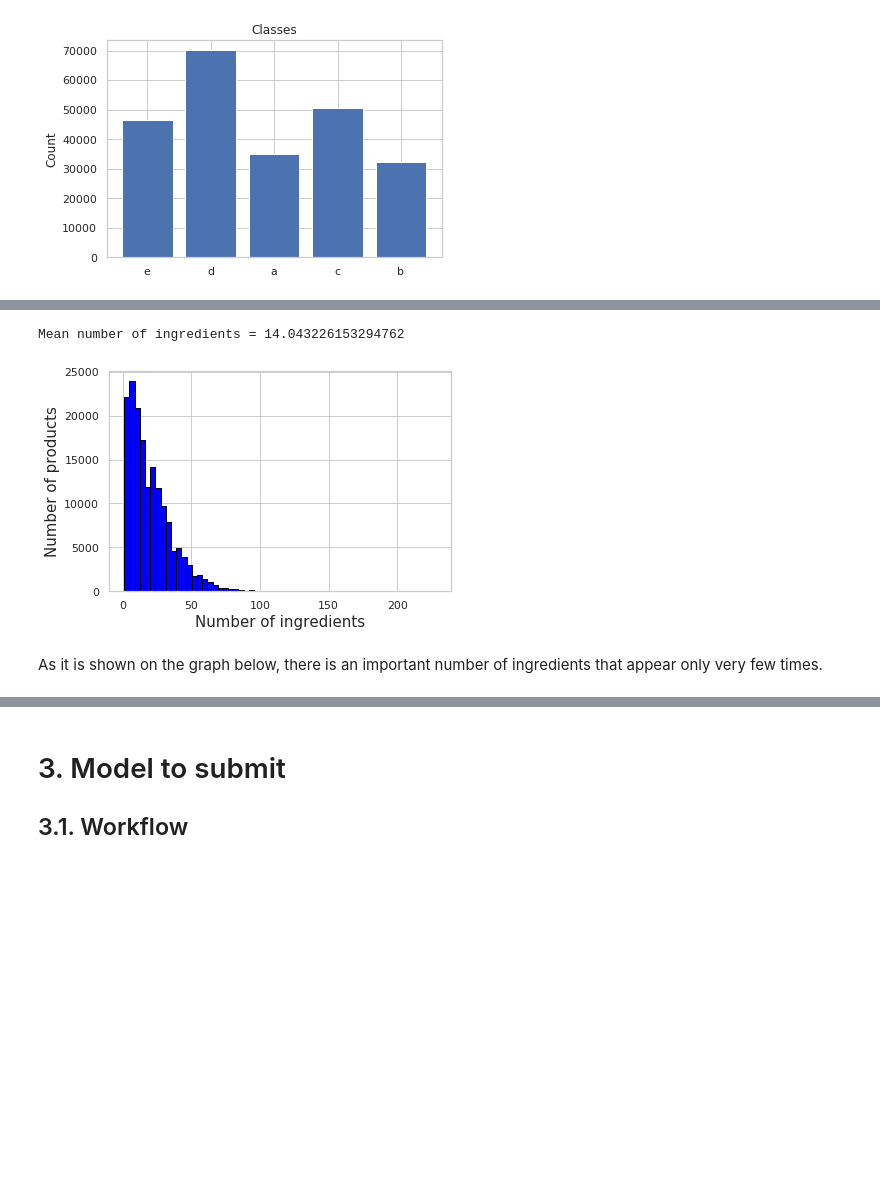
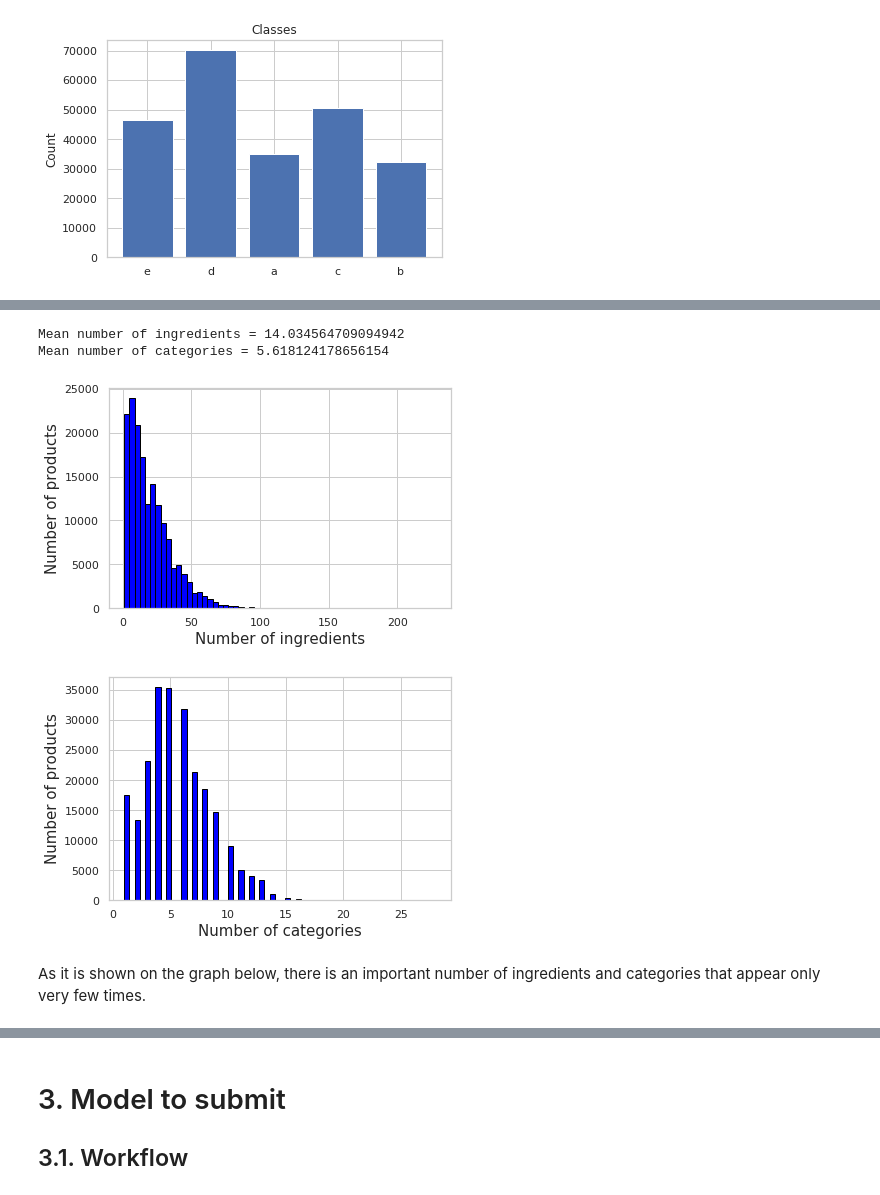
Before and after one commit to k3nz0/nutriscore-prediction, a Jupyter notebook: nutriscore_prediction.ipynb, the cells around one changed output, grey strips where cells are left out. Drawn from its saved outputs; the diff is of its cells as text; code cells hidden in the pictures; blank space fills up the shorter version.

```diff
--- a/nutriscore_prediction.ipynb
+++ b/nutriscore_prediction.ipynb
@@ -157,18 +139,29 @@ Print the 10 most common ingredients
 # %%
 ingredients_tags = X_train[X_train['ingredients_tags'].notnull()]
 ingredients_tags = ingredients_tags['ingredients_tags']
+categories_tags = X_train[X_train['categories_tags'].notnull()]
+categories_tags = categories_tags['categories_tags']
 
 unique_ingredients_tags = []
 nb_ingredients_distribution = []
+unique_categories_tags = []
+nb_categories_distribution = []
 
 for ing in ingredients_tags:
-    ing_list = ing.split(',')
+    ing_list = ing.split()
     unique_ingredients_tags += ing_list
     nb_ingredients_distribution.append(len(ing_list))
 
+for cat in categories_tags:
+    cat_list = cat.split()
+    unique_categories_tags += cat_list
+    nb_categories_distribution.append(len(cat_list))
+
 mean_number_of_ingredients = len(unique_ingredients_tags)/X_train.shape[0]
+mean_number_of_categories = len(unique_categories_tags)/X_train.shape[0]
 
 unique_ingredients_tags = [i.replace(' ', '') for i in unique_ingredients_tags]
 unique_ingredients_tags = Counter(unique_ingredients_tags)
 
-unique_ingredients_tags.most_common(10)
+unique_categories_tags = [c.replace(' ', '') for c in unique_categories_tags]
+unique_categories_tags = Counter(unique_categories_tags)
@@ -186,17 +194,26 @@ unique_ingredients_tags.most_common(10)
 # %%
 print("Mean number of ingredients =", mean_number_of_ingredients)
+print("Mean number of categories =", mean_number_of_categories)
 # %% [output]
-Mean number of ingredients = 14.043226153294762
+Mean number of ingredients = 14.034564709094942
+Mean number of categories = 5.618124178656154
 # %%
 plt.hist(nb_ingredients_distribution, bins = int(60), color = 'blue', edgecolor = 'black')
 plt.xlabel('Number of ingredients', size = 15)
 plt.ylabel('Number of products', size= 15)
 plt.tight_layout()
 plt.show()
+
+plt.hist(nb_categories_distribution, bins = int(60), color = 'blue', edgecolor = 'black')
+plt.xlabel('Number of categories', size = 15)
+plt.ylabel('Number of products', size= 15)
+plt.tight_layout()
+plt.show()
 # %% [output]
 [figure]
+[figure, added]
 # %% [markdown]
-As it is shown on the graph below, there is an important number of ingredients that appear only very few times.
+As it is shown on the graph below, there is an important number of ingredients and categories that appear only very few times.
 # %%
 y = sorted(list(unique_ingredients_tags.values()), reverse=True)
 x = np.arange(len(y))
```
Also changed, not shown: parts of 7 cells of this notebook.
